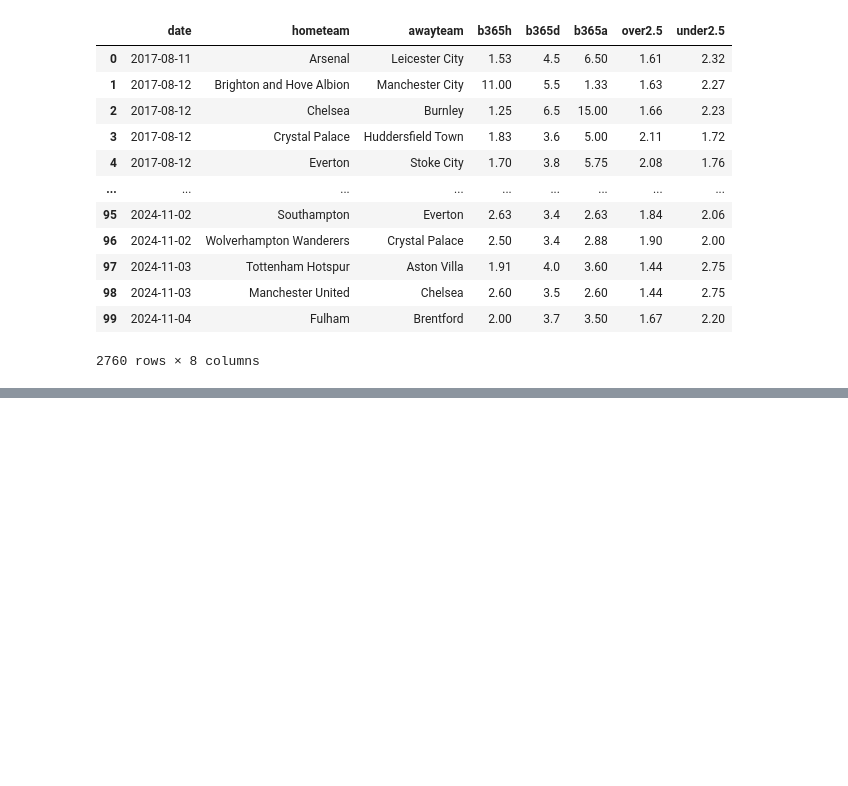
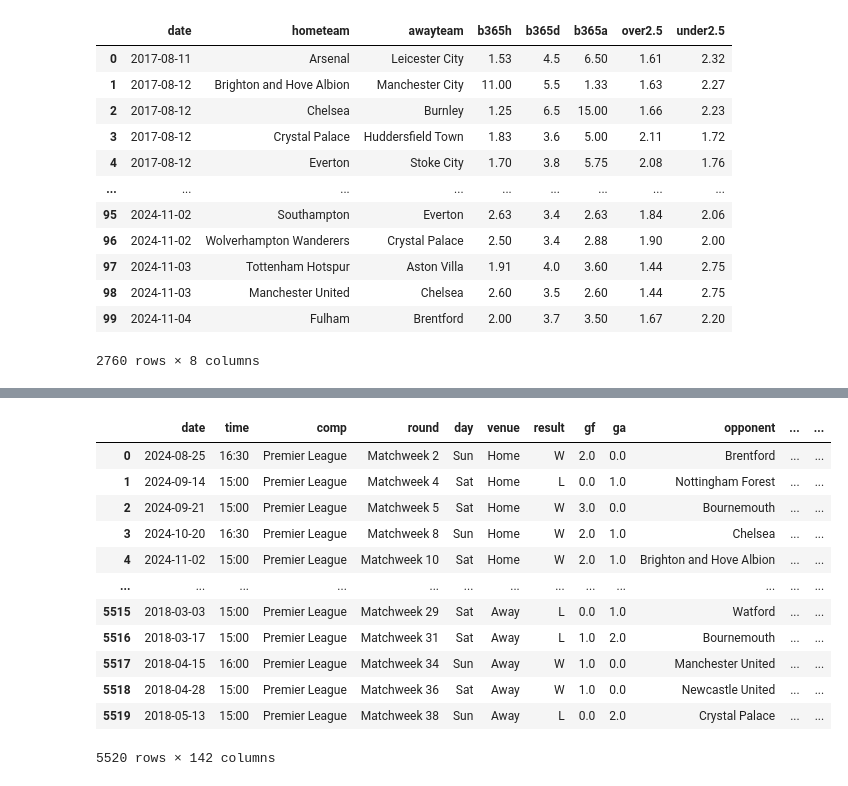
Before and after one commit to Viperoxz/Football-Predicting, a Jupyter notebook: data_aggregation.ipynb, the cells around one changed output, grey strips where cells are left out. Drawn from its saved outputs; the diff is of its cells as text; code cells hidden in the pictures; blank space fills up the shorter version.

```diff
--- a/data_aggregation.ipynb
+++ b/data_aggregation.ipynb
@@ -109,6 +110,7 @@ team_name_map = {
 # %%
 fb_data['hometeam'] = fb_data['hometeam'].replace(team_name_map)
 fb_data['awayteam'] = fb_data['awayteam'].replace(team_name_map)
+fbref_data['opponent'] = fbref_data['opponent'].replace(team_name_map)
 fb_data
 # %% [output]
 |  | date | hometeam | awayteam | b365h | b365d | b365a | over2.5 | under2.5 |
@@ -176,0 +138,19 @@ merge_data
+# %%
+merged_home = pd.merge(fbref_data, fb_data, left_on=['date', 'team'], right_on=['date', 'hometeam'], how='inner')
+merged_away = pd.merge(fbref_data, fb_data, left_on=['date', 'team'], right_on=['date', 'awayteam'], how='inner')
+merged_data = pd.concat([merged_home, merged_away], ignore_index=True)
+merged_data
+# %% [output]
+|  | date | time | comp | round | day | venue | result | gf | ga | opponent | ... | ... |
+| 0 | 2024-08-25 | 16:30 | Premier League | Matchweek 2 | Sun | Home | W | 2.0 | 0.0 | Brentford | ... | ... |
+| 1 | 2024-09-14 | 15:00 | Premier League | Matchweek 4 | Sat | Home | L | 0.0 | 1.0 | Nottingham Forest | ... | ... |
+| 2 | 2024-09-21 | 15:00 | Premier League | Matchweek 5 | Sat | Home | W | 3.0 | 0.0 | Bournemouth | ... | ... |
+| 3 | 2024-10-20 | 16:30 | Premier League | Matchweek 8 | Sun | Home | W | 2.0 | 1.0 | Chelsea | ... | ... |
+| 4 | 2024-11-02 | 15:00 | Premier League | Matchweek 10 | Sat | Home | W | 2.0 | 1.0 | Brighton and Hove Albion | ... | ... |
+| ... | ... | ... | ... | ... | ... | ... | ... | ... | ... | ... | ... | ... |
+| 5515 | 2018-03-03 | 15:00 | Premier League | Matchweek 29 | Sat | Away | L | 0.0 | 1.0 | Watford | ... | ... |
+| 5516 | 2018-03-17 | 15:00 | Premier League | Matchweek 31 | Sat | Away | L | 1.0 | 2.0 | Bournemouth | ... | ... |
+| 5517 | 2018-04-15 | 16:00 | Premier League | Matchweek 34 | Sun | Away | W | 1.0 | 0.0 | Manchester United | ... | ... |
+| 5518 | 2018-04-28 | 15:00 | Premier League | Matchweek 36 | Sat | Away | W | 1.0 | 0.0 | Newcastle United | ... | ... |
+| 5519 | 2018-05-13 | 15:00 | Premier League | Matchweek 38 | Sun | Away | L | 0.0 | 2.0 | Crystal Palace | ... | ... |
+5520 rows × 142 columns
```
Also changed, not shown: parts of 7 cells of this notebook, 6 other files.
